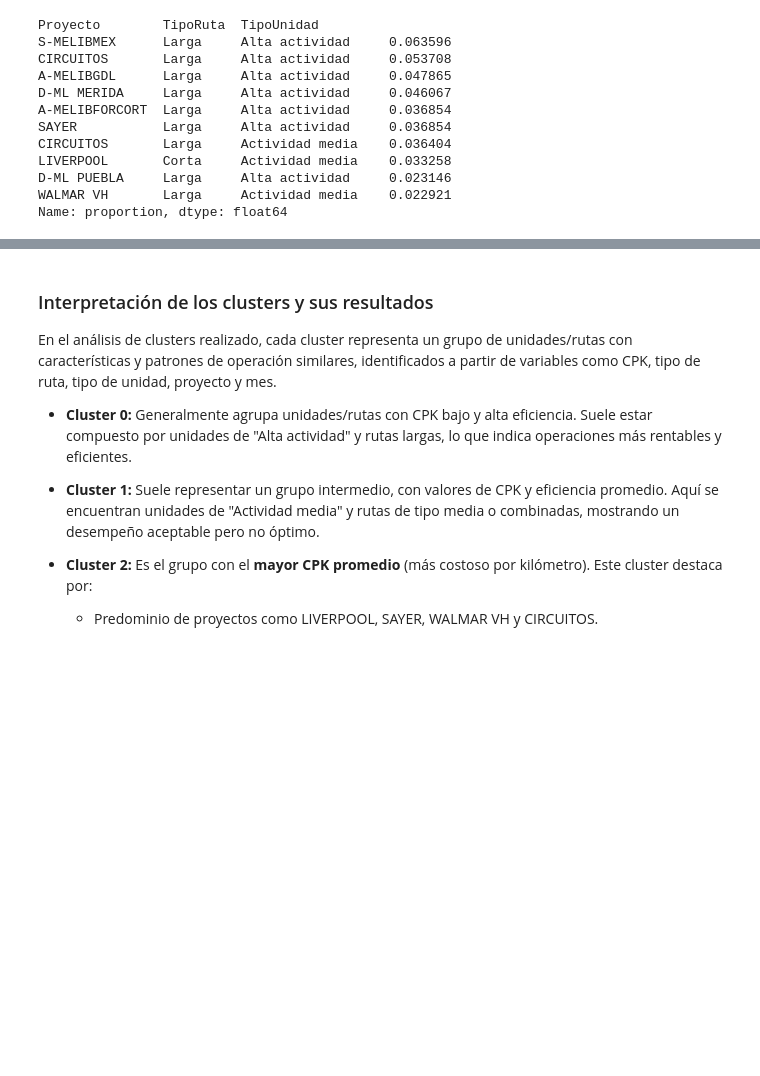
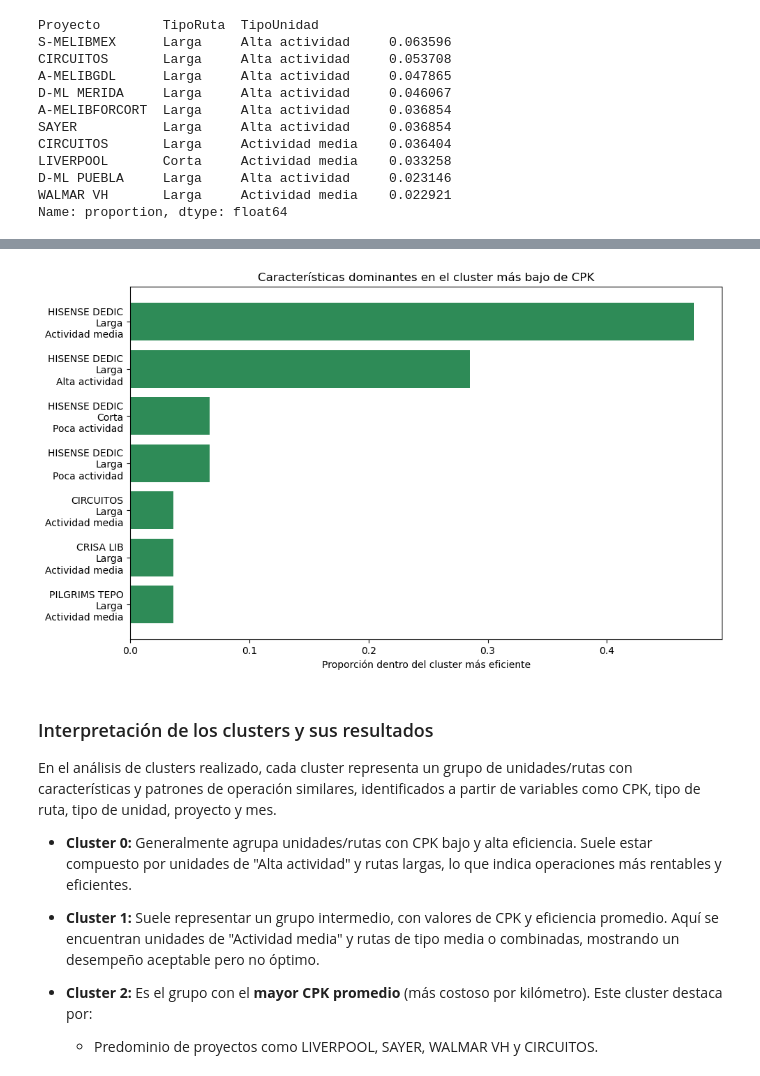
Before and after one commit to pomaremiliano/dashboard-datastorm, a Jupyter notebook: data/RecoleccionReto.ipynb, the cells around one changed output, grey strips where cells are left out. Saved outputs shown, nothing was run; the diff lists cells and outputs as text; code cells hidden in the pictures; blank space fills up the shorter version.

```diff
--- a/data/RecoleccionReto.ipynb
+++ b/data/RecoleccionReto.ipynb
@@ -1203,3 +1224,31 @@ Name: proportion, dtype: float64
+# %%
+import matplotlib.pyplot as plt
+
+# Identificar el cluster con menor CPK promedio
+cluster_bajo_cpk = cluster_summary.index[1]  # El menor está al final por sort_values(desc)
+df_cluster_bajo = df_cluster[df_cluster["Cluster"] == cluster_bajo_cpk]
+
+# Calcular proporciones de combinaciones de características
+caracteristicas_bajo = df_cluster_bajo[["Proyecto", "TipoRuta", "TipoUnidad"]].value_counts(normalize=True)
+
+# Tomar las 10 combinaciones más frecuentes
+top_caracteristicas_bajo = caracteristicas_bajo.head(10)
+
+# Crear etiquetas combinadas para el eje x
+labels_bajo = [
+    f"{proj}\n{ruta}\n{unidad}"
+    for (proj, ruta, unidad) in top_caracteristicas_bajo.index
+]
+
+plt.figure(figsize=(10, 6))
+plt.barh(labels_bajo, top_caracteristicas_bajo.values, color="seagreen")
+plt.xlabel("Proporción dentro del cluster más eficiente")
+plt.title("Características dominantes en el cluster más bajo de CPK")
+plt.gca().invert_yaxis()
+plt.tight_layout()
+plt.show()
+# %% [output]
+[figure, added]
 # %% [markdown]
 ### Interpretación de los clusters y sus resultados
 
```
Also changed, not shown: parts of 5 cells of this notebook, 2 other files.
